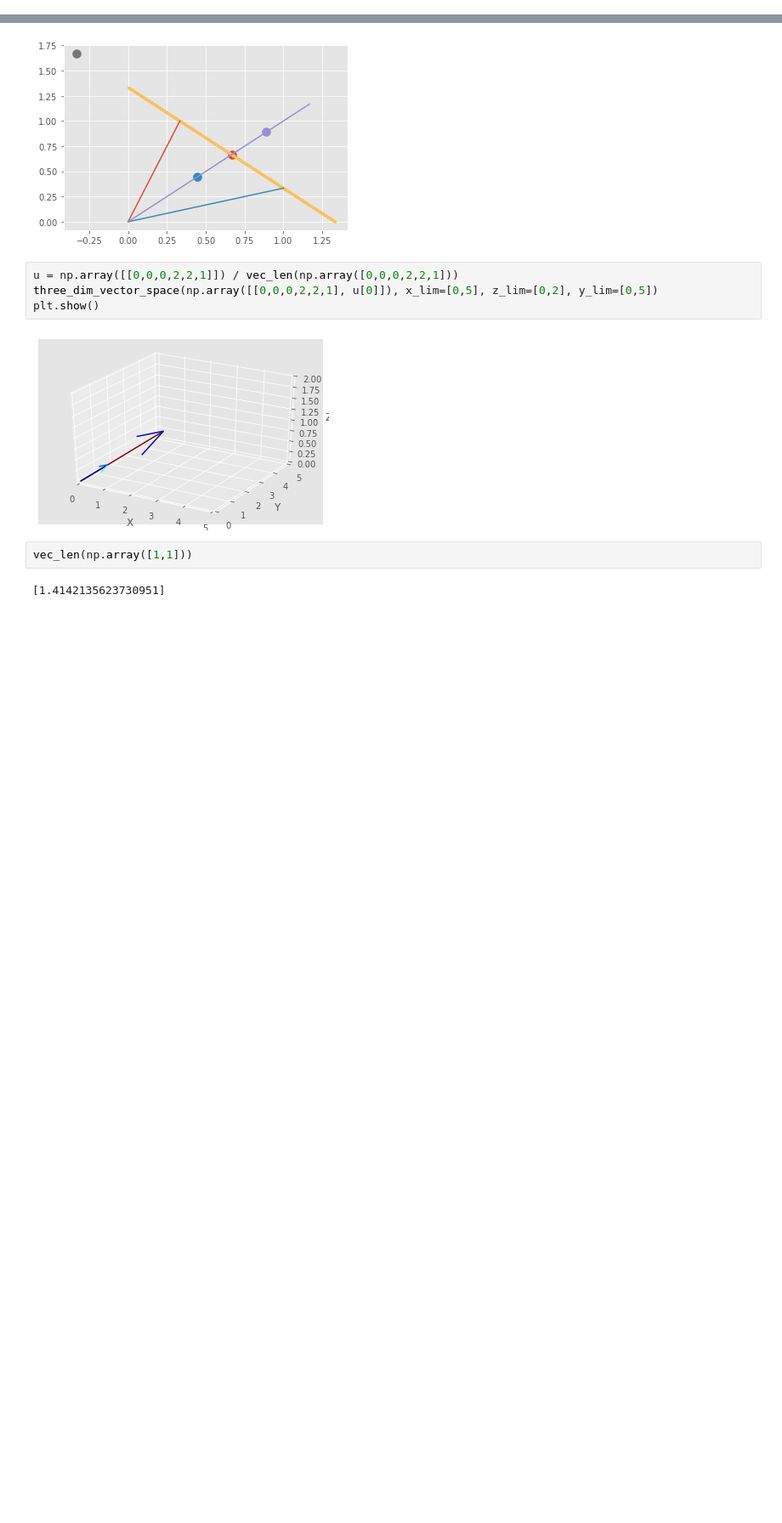
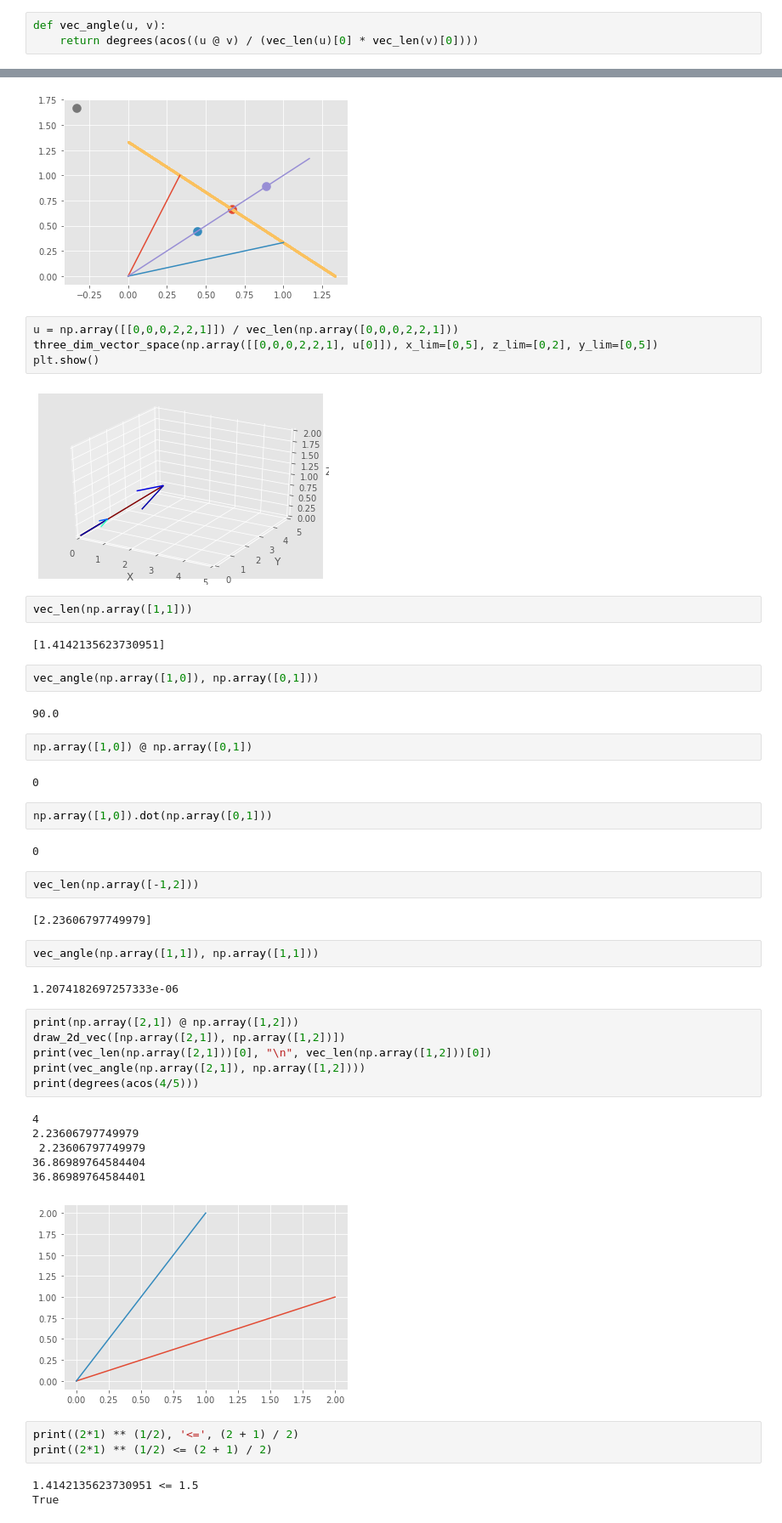
Before and after one commit to SanteriVtj/Matriisilaskenta, a Jupyter notebook: lh_1.ipynb, the cells around one changed output, grey strips where cells are left out. Shown at 85% size. Cells and saved outputs as stored; diff of their text form; blank space fills up the shorter version.

```diff
--- a/lh_1.ipynb
+++ b/lh_1.ipynb
@@ -12,6 +12,9 @@ Laskuharjoitus 1 Tehtävät
 # %%
 def vec_len(*arg):
     return [sqrt(sum(i ** 2)) for i in arg]
+# %%
+def vec_angle(u, v):
+    return degrees(acos((u @ v) / (vec_len(u)[0] * vec_len(v)[0])))
 # %% [markdown]
 Tehtävä 1a
 # %%
@@ -205,3 +208,42 @@ plt.show()
 vec_len(np.array([1,1]))
 # %% [output]
 [1.4142135623730951]
+# %%
+vec_angle(np.array([1,0]), np.array([0,1]))
+# %% [output]
+90.0
+# %%
+np.array([1,0]) @ np.array([0,1])
+# %% [output]
+0
+# %%
+np.array([1,0]).dot(np.array([0,1]))
+# %% [output]
+0
+# %%
+vec_len(np.array([-1,2]))
+# %% [output]
+[2.23606797749979]
+# %%
+vec_angle(np.array([1,1]), np.array([1,1]))
+# %% [output]
+1.2074182697257333e-06
+# %%
+print(np.array([2,1]) @ np.array([1,2]))
+draw_2d_vec([np.array([2,1]), np.array([1,2])])
+print(vec_len(np.array([2,1]))[0], "\n", vec_len(np.array([1,2]))[0])
+print(vec_angle(np.array([2,1]), np.array([1,2])))
+print(degrees(acos(4/5)))
+# %% [output]
+4
+2.23606797749979
+ 2.23606797749979
+36.86989764584404
+36.86989764584401
+[figure, added]
+# %%
+print((2*1) ** (1/2), '<=', (2 + 1) / 2)
+print((2*1) ** (1/2) <= (2 + 1) / 2)
+# %% [output]
+1.4142135623730951 <= 1.5
+True
```
